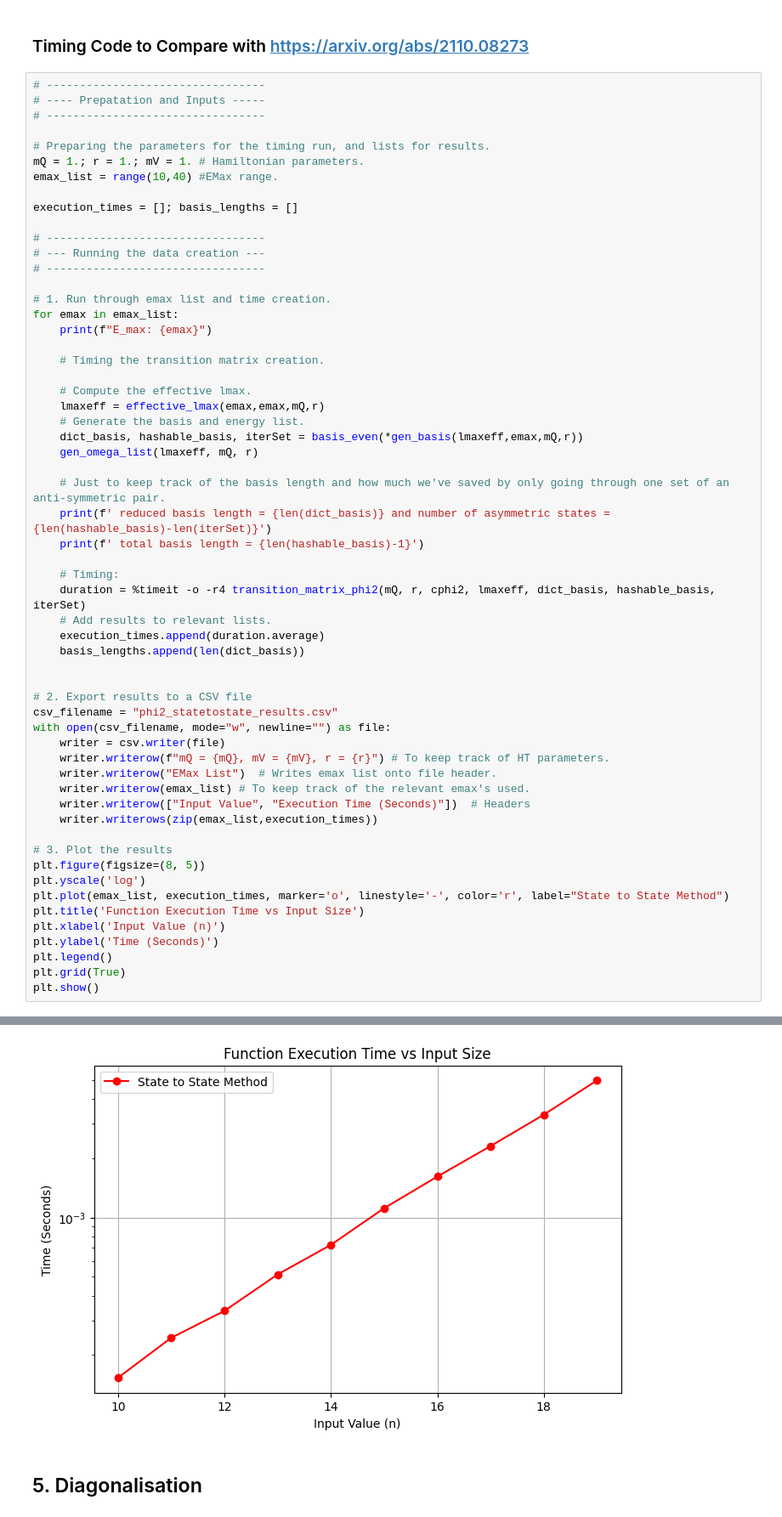
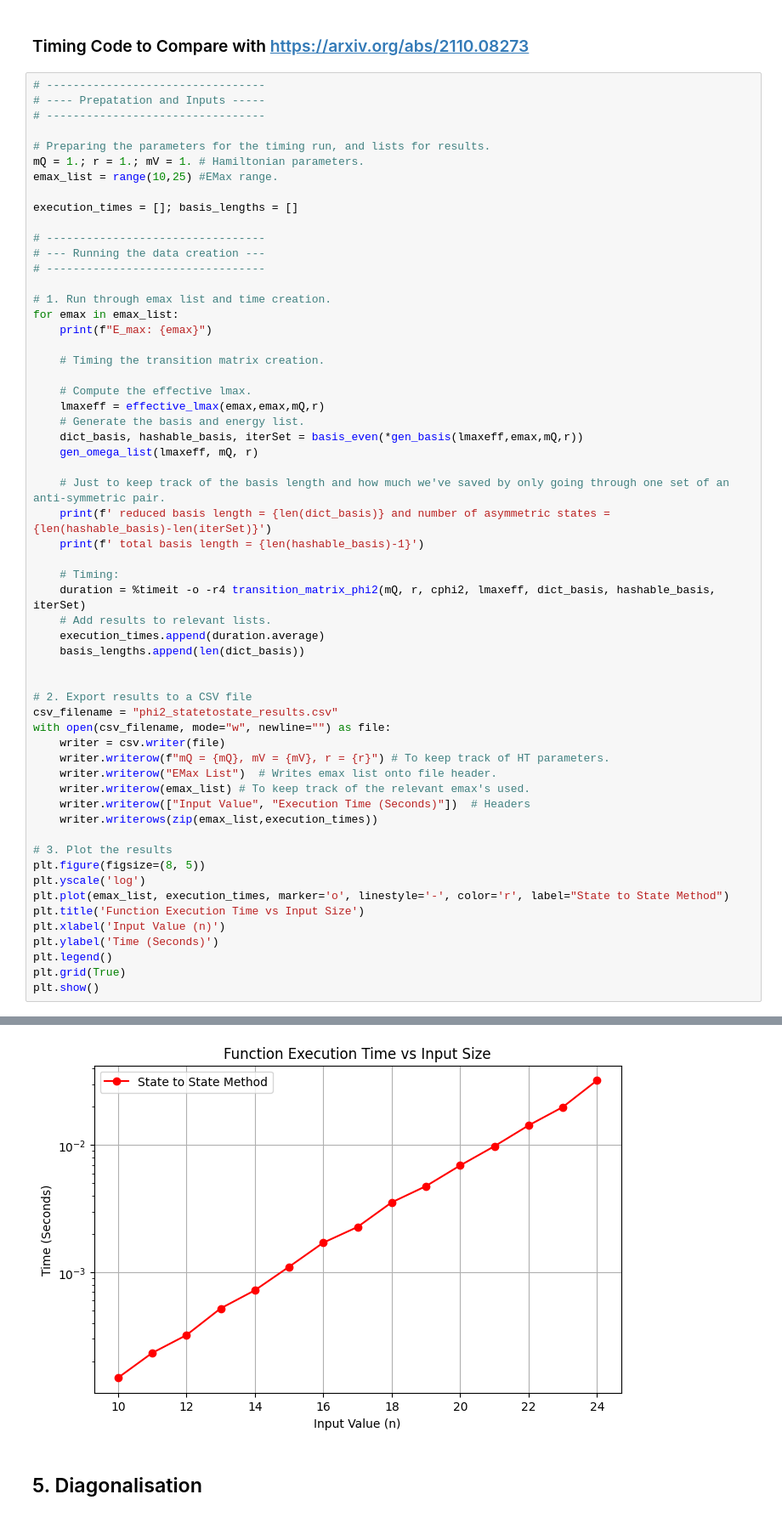
Before and after one commit to miarobin/FasterHT, a Jupyter notebook: phi2_notebook.ipynb, the cells around one changed output, grey strips where cells are left out. Shown at 85% size. Saved outputs shown, nothing was run; the diff lists cells and outputs as text.

```diff
--- a/phi2_notebook.ipynb
+++ b/phi2_notebook.ipynb
@@ -560,7 +557,7 @@ plt.show()
 
 # Preparing the parameters for the timing run, and lists for results.
 mQ = 1.; r = 1.; mV = 1. # Hamiltonian parameters.
-emax_list = range(10,40) #EMax range.
+emax_list = range(10,25) #EMax range.
 
 execution_times = []; basis_lengths = []
 
@@ -632,4 +629,4 @@ E_max: 19
-[figure, old version]
+[figure, new version]
 # %% [markdown]
 ## 5. Diagonalisation
 # %%
```
Also changed, not shown: parts of 3 cells of this notebook, 2 other files.
